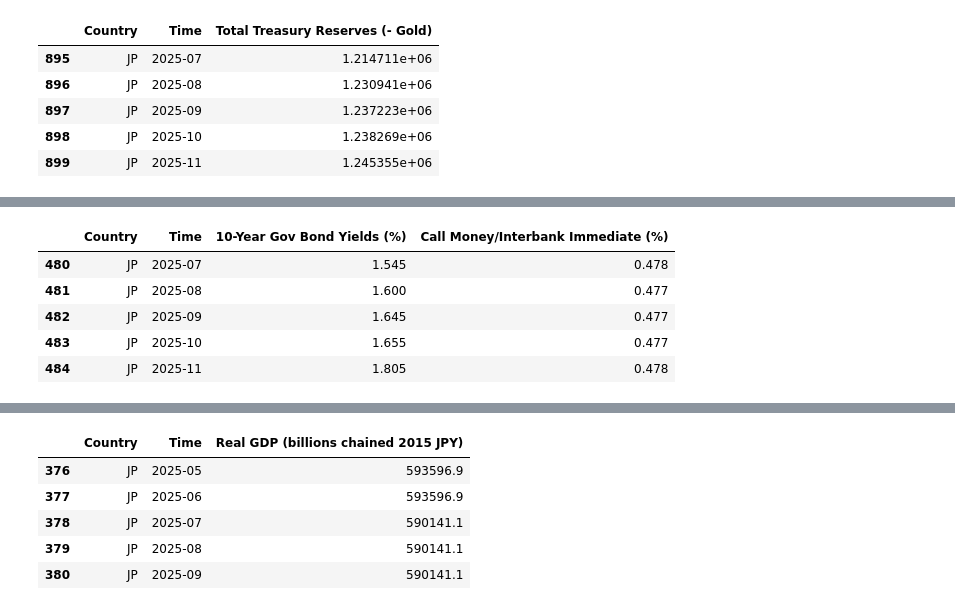
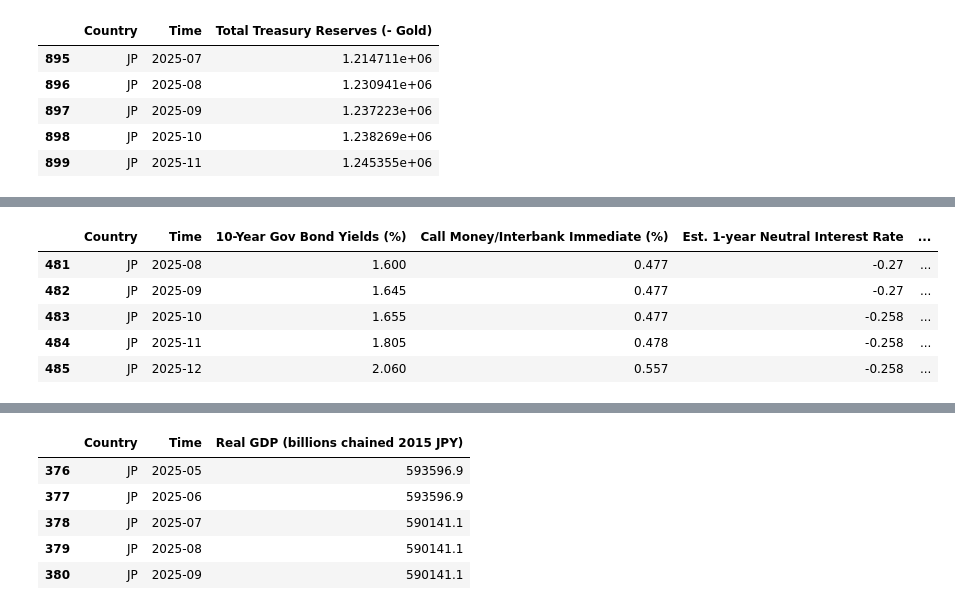
Before and after one commit to EliaLand/PVAR_japan_endogenous_money, a Jupyter notebook: Module1_data_extraction_manipulation.ipynb, the cells around one changed output, grey strips where cells are left out. Drawn from its saved outputs; the diff is of its cells as text; code cells hidden in the pictures.

```diff
--- a/Module1_data_extraction_manipulation.ipynb
+++ b/Module1_data_extraction_manipulation.ipynb
@@ -542,16 +806,17 @@ jp_bank_reserves_df.tail()
 # %%
 # Policy Rate Dataframe
 jp_policy_rate_df = pd.merge(jp_10ygb_m_raw, jp_cmibr_m_raw, on=["Country", "Time"], how="outer")
+jp_policy_rate_df = pd.merge(jp_policy_rate_df, jp_nir_m_raw, on=["Country", "Time"], how="outer")
 
 jp_policy_rate_df.to_csv("Data/Aggregated/jp_policy_rate_df.csv", index=False)
 jp_policy_rate_df.tail()
 # %% [output]
-|  | Country | Time | 10-Year Gov Bond Yields (%) | Call Money/Interbank Immediate (%) |
-| 480 | JP | 2025-07 | 1.545 | 0.478 |
-| 481 | JP | 2025-08 | 1.600 | 0.477 |
-| 482 | JP | 2025-09 | 1.645 | 0.477 |
-| 483 | JP | 2025-10 | 1.655 | 0.477 |
-| 484 | JP | 2025-11 | 1.805 | 0.478 |
+|  | Country | Time | 10-Year Gov Bond Yields (%) | Call Money/Interbank Immediate (%) | Est. 1-year Neutral Interest Rate | ... |
+| 481 | JP | 2025-08 | 1.600 | 0.477 | -0.27 | ... |
+| 482 | JP | 2025-09 | 1.645 | 0.477 | -0.27 | ... |
+| 483 | JP | 2025-10 | 1.655 | 0.477 | -0.258 | ... |
+| 484 | JP | 2025-11 | 1.805 | 0.478 | -0.258 | ... |
+| 485 | JP | 2025-12 | 2.060 | 0.557 | -0.258 | ... |
 # %%
 # Exchange Rate Dataframe
 jp_exchange_rate_df = pd.merge(REXUSDJPY_m_raw, JPYUSD_m_raw, on=["Country", "Time"], how="outer")
```
Also changed, not shown: parts of 26 cells of this notebook, 9 other files.
